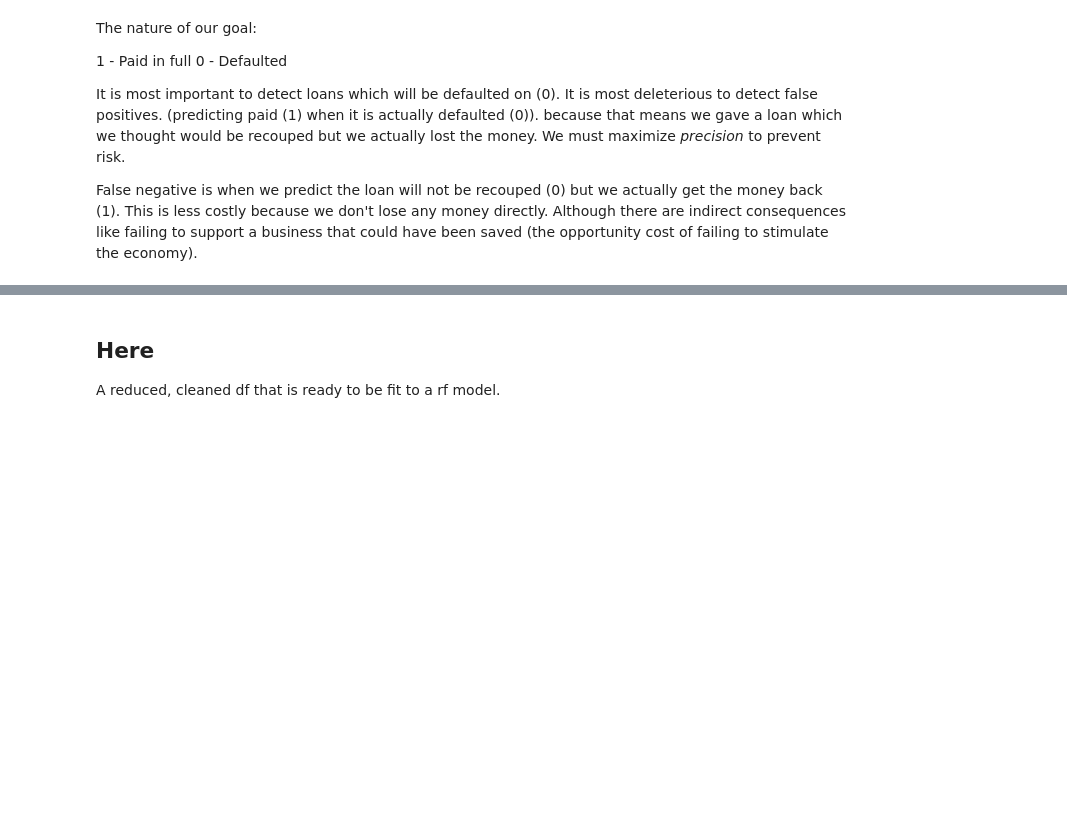
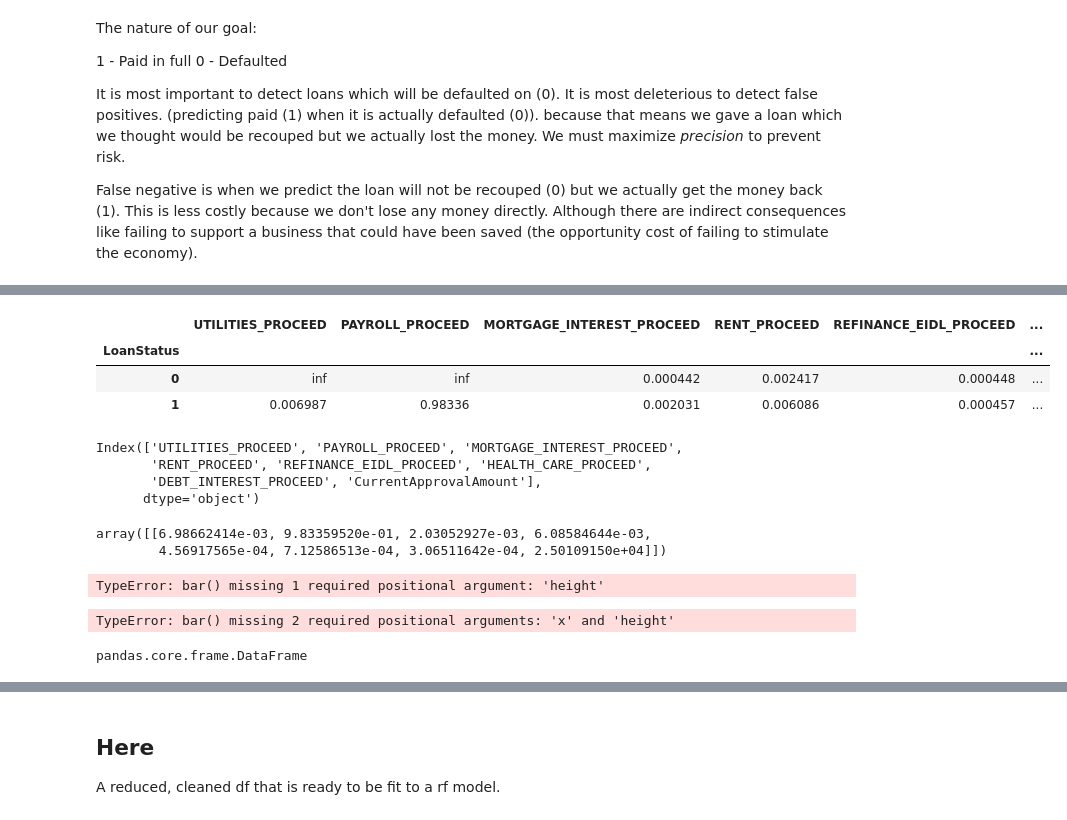
Before and after one commit to sheisroot/PPP-loan-repayment, a Jupyter notebook: code/01_EDA_cleaning.ipynb, the cells around one changed output, grey strips where cells are left out. Cells and saved outputs as stored; diff of their text form; code cells hidden in the pictures; blank space fills up the shorter version.

```diff
--- a/code/01_EDA_cleaning.ipynb
+++ b/code/01_EDA_cleaning.ipynb
@@ -370,0 +441,32 @@ False negative is when we predict the loan will not be recouped (0) but we actua
+# %%
+avg_df = temp.groupby('LoanStatus').mean()
+avg_df
+# %% [output]
+|  | UTILITIES_PROCEED | PAYROLL_PROCEED | MORTGAGE_INTEREST_PROCEED | RENT_PROCEED | REFINANCE_EIDL_PROCEED | ... |
+| LoanStatus |  |  |  |  |  | ... |
+| 0 | inf | inf | 0.000442 | 0.002417 | 0.000448 | ... |
+| 1 | 0.006987 | 0.98336 | 0.002031 | 0.006086 | 0.000457 | ... |
+# %%
+avg_df.columns
+# %% [output]
+Index(['UTILITIES_PROCEED', 'PAYROLL_PROCEED', 'MORTGAGE_INTEREST_PROCEED',
+       'RENT_PROCEED', 'REFINANCE_EIDL_PROCEED', 'HEALTH_CARE_PROCEED',
+       'DEBT_INTEREST_PROCEED', 'CurrentApprovalAmount'],
+      dtype='object')
+# %%
+avg_df.iloc[1:, :].values
+# %% [output]
+array([[6.98662414e-03, 9.83359520e-01, 2.03052927e-03, 6.08584644e-03,
+        4.56917565e-04, 7.12586513e-04, 3.06511642e-04, 2.50109150e+04]])
+# %%
+plt.bar(avg_df.iloc[1:, :].values)
+# %% [output]
+TypeError: bar() missing 1 required positional argument: 'height'
+# %%
+plt.bar(data=avg_df.iloc[1:, :])
+# %% [output]
+TypeError: bar() missing 2 required positional arguments: 'x' and 'height'
+# %%
+type(avg_df.iloc[1:, :])
+# %% [output]
+pandas.core.frame.DataFrame
```
Also changed, not shown: parts of 9 cells of this notebook, 12 other files.
